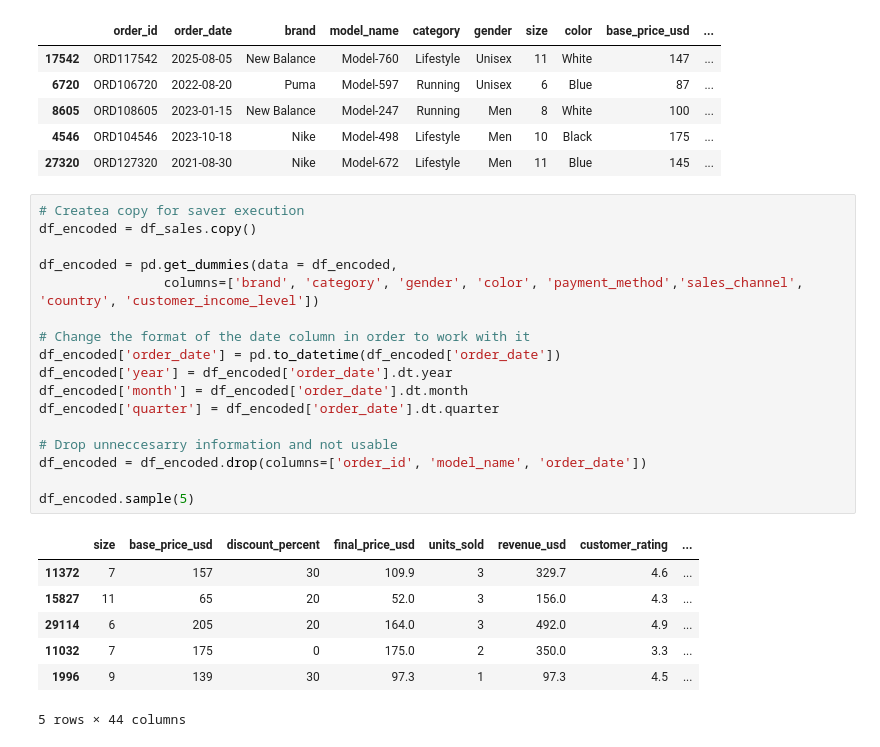
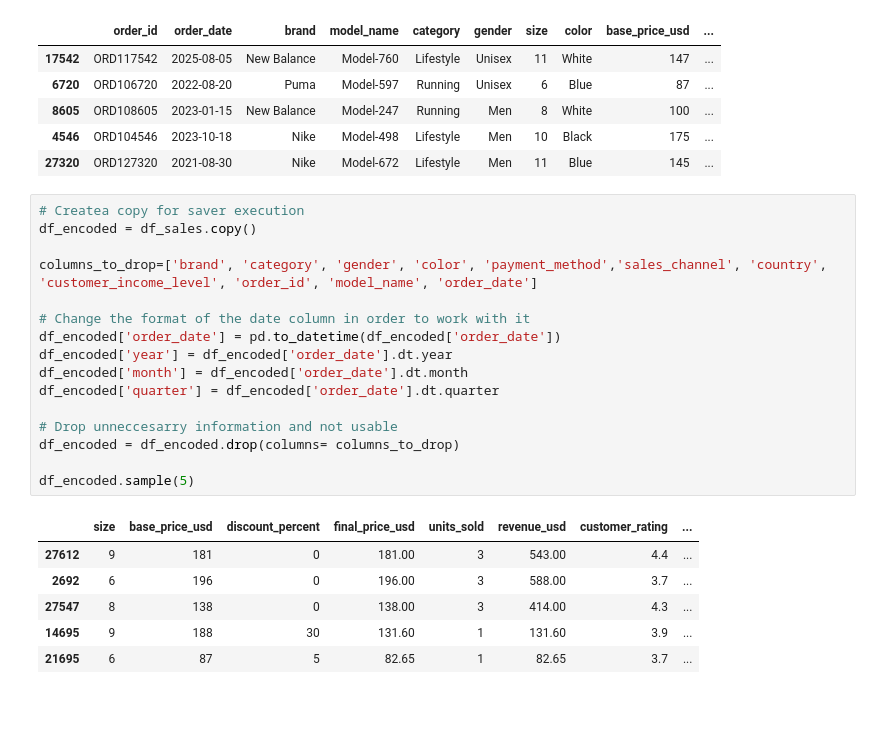
Before and after one commit to MrBigJupiter/Footwear_Sales_Analysis_2018_2026, a Jupyter notebook: Footwear Sales Analysis 2018/Jupyter Notebooks/eda.ipynb, the cells around one changed output. Drawn from its saved outputs; the diff is of its cells as text; blank space fills up the shorter version.

```diff
--- a/Footwear Sales Analysis 2018/Jupyter Notebooks/eda.ipynb
+++ b/Footwear Sales Analysis 2018/Jupyter Notebooks/eda.ipynb
@@ -248,28 +248,26 @@ df_sales.sample(5)
 # %%
 # Createa copy for saver execution
 df_encoded = df_sales.copy()
 
-df_encoded = pd.get_dummies(data = df_encoded,
-                columns=['brand', 'category', 'gender', 'color', 'payment_method','sales_channel', 'country', 'customer_income_level'])
+columns_to_drop=['brand', 'category', 'gender', 'color', 'payment_method','sales_channel', 'country', 'customer_income_level', 'order_id', 'model_name', 'order_date']
 
 # Change the format of the date column in order to work with it
 df_encoded['order_date'] = pd.to_datetime(df_encoded['order_date'])
 df_encoded['year'] = df_encoded['order_date'].dt.year
 df_encoded['month'] = df_encoded['order_date'].dt.month
 df_encoded['quarter'] = df_encoded['order_date'].dt.quarter
 
 # Drop unneccesarry information and not usable
-df_encoded = df_encoded.drop(columns=['order_id', 'model_name', 'order_date'])
+df_encoded = df_encoded.drop(columns= columns_to_drop)
 
 df_encoded.sample(5)
 # %% [output]
 |  | size | base_price_usd | discount_percent | final_price_usd | units_sold | revenue_usd | customer_rating | ... |
-| 11372 | 7 | 157 | 30 | 109.9 | 3 | 329.7 | 4.6 | ... |
-| 15827 | 11 | 65 | 20 | 52.0 | 3 | 156.0 | 4.3 | ... |
-| 29114 | 6 | 205 | 20 | 164.0 | 3 | 492.0 | 4.9 | ... |
-| 11032 | 7 | 175 | 0 | 175.0 | 2 | 350.0 | 3.3 | ... |
-| 1996 | 9 | 139 | 30 | 97.3 | 1 | 97.3 | 4.5 | ... |
+| 27612 | 9 | 181 | 0 | 181.00 | 3 | 543.00 | 4.4 | ... |
+| 2692 | 6 | 196 | 0 | 196.00 | 3 | 588.00 | 3.7 | ... |
+| 27547 | 8 | 138 | 0 | 138.00 | 3 | 414.00 | 4.3 | ... |
+| 14695 | 9 | 188 | 30 | 131.60 | 1 | 131.60 | 3.9 | ... |
+| 21695 | 6 | 87 | 5 | 82.65 | 1 | 82.65 | 3.7 | ... |
-5 rows × 44 columns
 # %%
 corr_matrix = df_encoded.corr()
 
```
Also changed, not shown: parts of 4 cells of this notebook.
